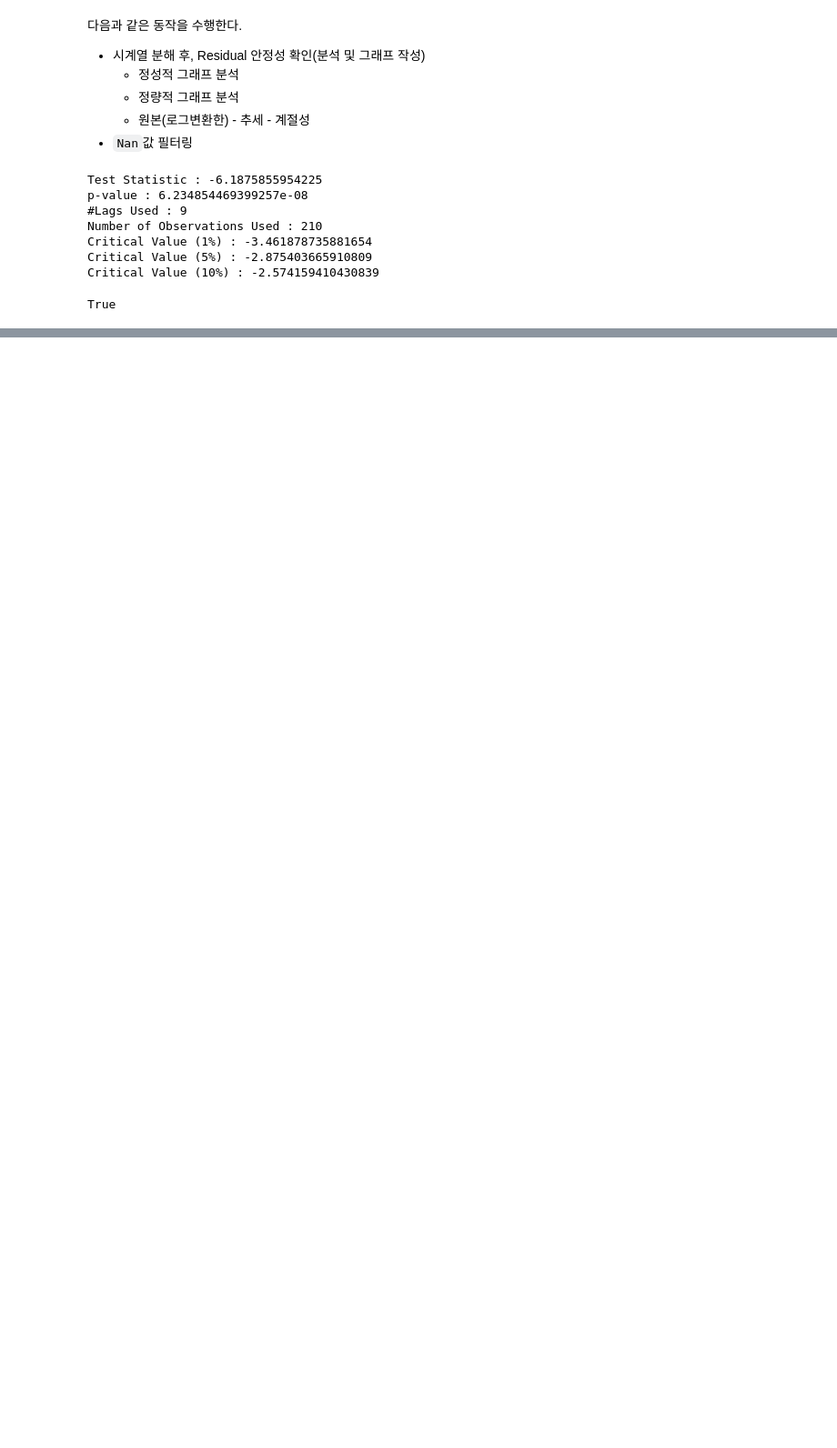
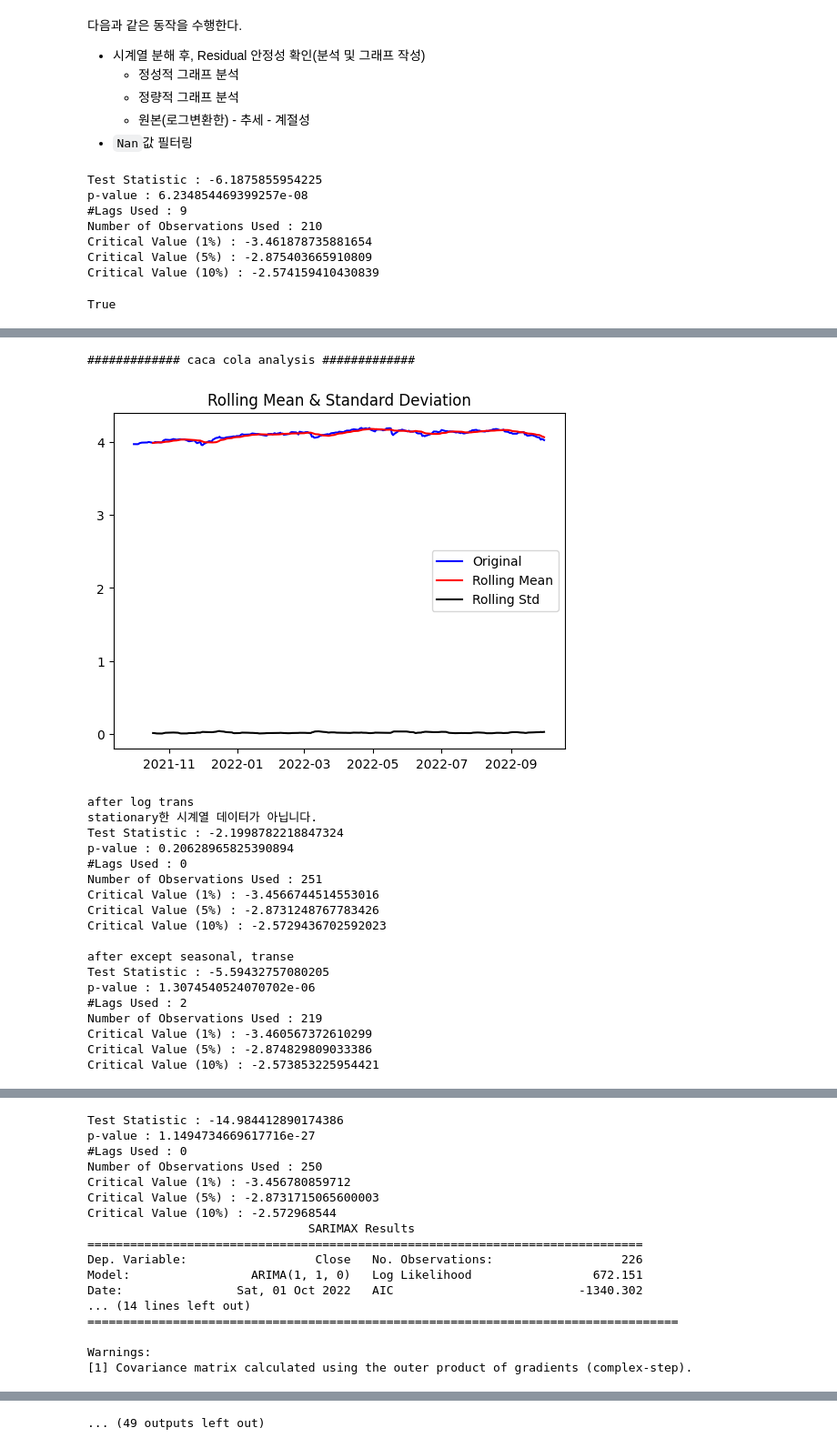
Before and after one commit to hwangsae91/project_so, a Jupyter notebook: exploration/220923/20220923.ipynb, the cells around one changed output, grey strips where cells are left out. Shown at 91% size. Drawn from its saved outputs; the diff is of its cells as text; code cells hidden in the pictures; blank space fills up the shorter version.

```diff
--- a/exploration/220923/20220923.ipynb
+++ b/exploration/220923/20220923.ipynb
@@ -353,0 +557,34 @@ MAPE: 1.03%
+# %%
+MAPE_list = {} # 기업별 MAPE
+
+for csv_name, com in COM_DICT.items():
+    print(f"\n############# {com} analysis #############\n")
+
+    MAPE_list[com] = analysis(csv_name)
+
+    print(f"\n############# {com} analysis end #############\n")
+
+print(f"comapny predict MAPE list")
+for com, mape in MAPE_list.items():
+    print(f"{com} :{mape} %")
+# %% [output]
+############# caca cola analysis #############
+[figure, added]
+after log trans
+stationary한 시계열 데이터가 아닙니다.
+Test Statistic : -2.1998782218847324
+p-value : 0.20628965825390894
+#Lags Used : 0
+Number of Observations Used : 251
+Critical Value (1%) : -3.4566744514553016
+Critical Value (5%) : -2.8731248767783426
+Critical Value (10%) : -2.5729436702592023
+
+after except seasonal, transe
+Test Statistic : -5.59432757080205
+p-value : 1.3074540524070702e-06
+#Lags Used : 2
+Number of Observations Used : 219
+Critical Value (1%) : -3.460567372610299
+Critical Value (5%) : -2.874829809033386
+Critical Value (10%) : -2.573853225954421
@@ -353,0 +598,17 @@ MAPE: 1.03%
+Test Statistic : -14.984412890174386
+p-value : 1.1494734669617716e-27
+#Lags Used : 0
+Number of Observations Used : 250
+Critical Value (1%) : -3.456780859712
+Critical Value (5%) : -2.8731715065600003
+Critical Value (10%) : -2.572968544
+                               SARIMAX Results
+==============================================================================
+Dep. Variable:                  Close   No. Observations:                  226
+Model:                 ARIMA(1, 1, 0)   Log Likelihood                 672.151
+Date:                Sat, 01 Oct 2022   AIC                          -1340.302
+... (14 lines left out)
+===================================================================================
+
+Warnings:
+[1] Covariance matrix calculated using the outer product of gradients (complex-step).
@@ -353,0 +616 @@ MAPE: 1.03%
+... (49 outputs left out)
```
Also changed, not shown: parts of 22 cells of this notebook, 6 other files.
